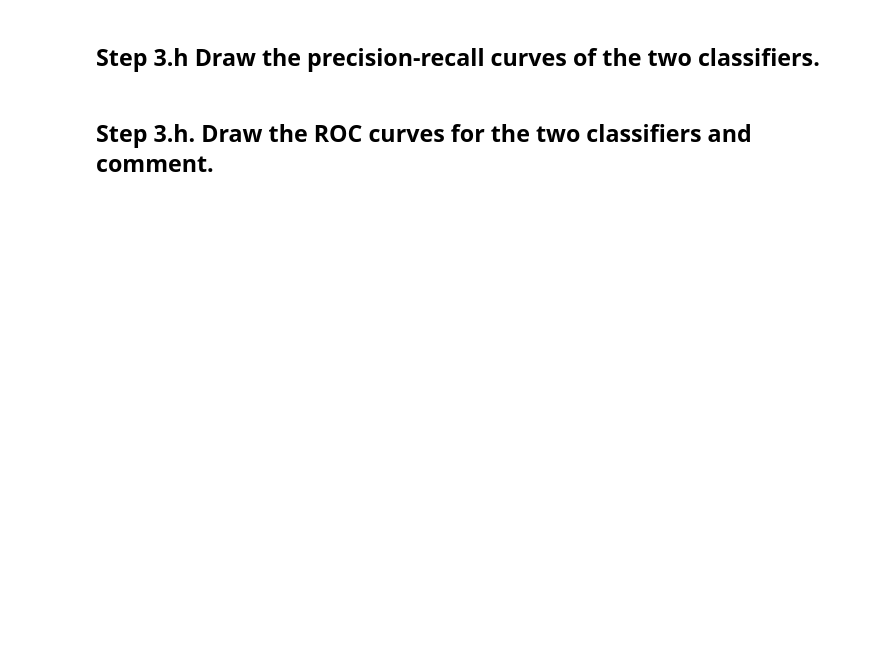
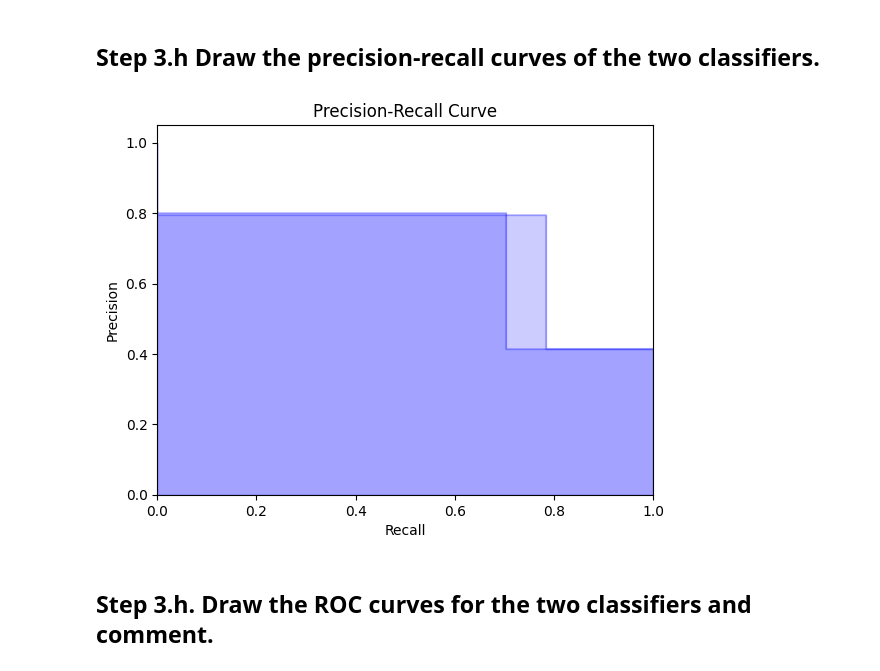
Before and after one commit to ChagataiDuru/CS304-IntroAI-CollabNotebooks, a Jupyter notebook: CS304_HW1.ipynb, the cells around one changed output. Drawn from its saved outputs; the diff is of its cells as text; code cells hidden in the pictures; blank space fills up the shorter version.

```diff
--- a/CS304_HW1.ipynb
+++ b/CS304_HW1.ipynb
@@ -491,2 +521,30 @@ from sklearn.metrics import precision_recall_curve
+# %%
+from sklearn.metrics import precision_recall_curve
+
+#  Add your code  here
+#  -------------------
+
+def plot_precision_recall_curve(y_test, y_pred):
+    """Plots the precision-recall curve."""
+    precision, recall, _ = precision_recall_curve(y_test, y_pred)
+
+    plt.step(recall, precision, color='b', alpha=0.2, where='post')
+    plt.fill_between(recall, precision, step='post', alpha=0.2, color='b')
+
+    plt.xlabel('Recall')
+    plt.ylabel('Precision')
+    plt.ylim([0.0, 1.05])
+    plt.xlim([0.0, 1.0])
+    plt.title('Precision-Recall Curve')
+
+# For Logistic Regression
+plot_precision_recall_curve(y_test_split, y_pred_lr)
+
+# For Random Forest
+plot_precision_recall_curve(y_test_split, y_pred_rf)
+
+#  -------------------
+# %% [output]
+[figure, added]
 # %% [markdown]
 ## Step 3.h. Draw the ROC curves for the two classifiers and comment. ##
```
Also changed, not shown: parts of 9 cells of this notebook.
